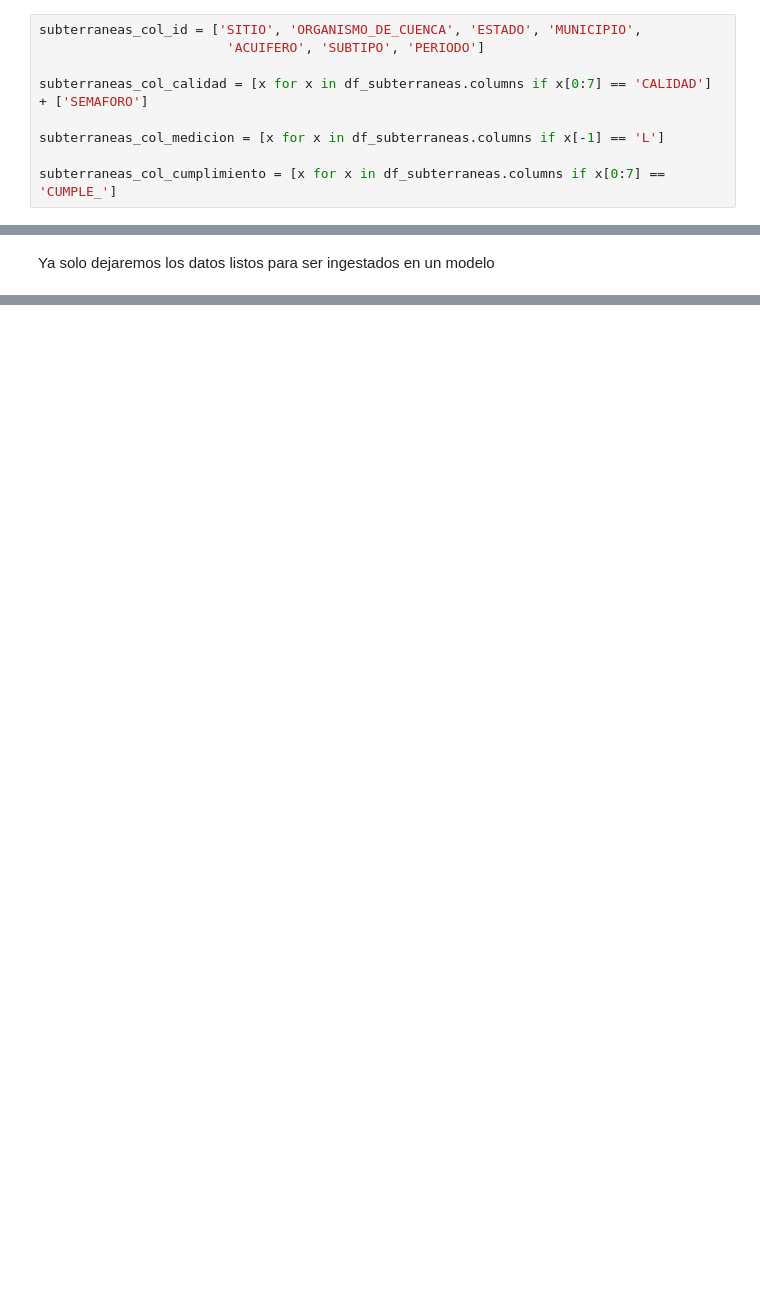
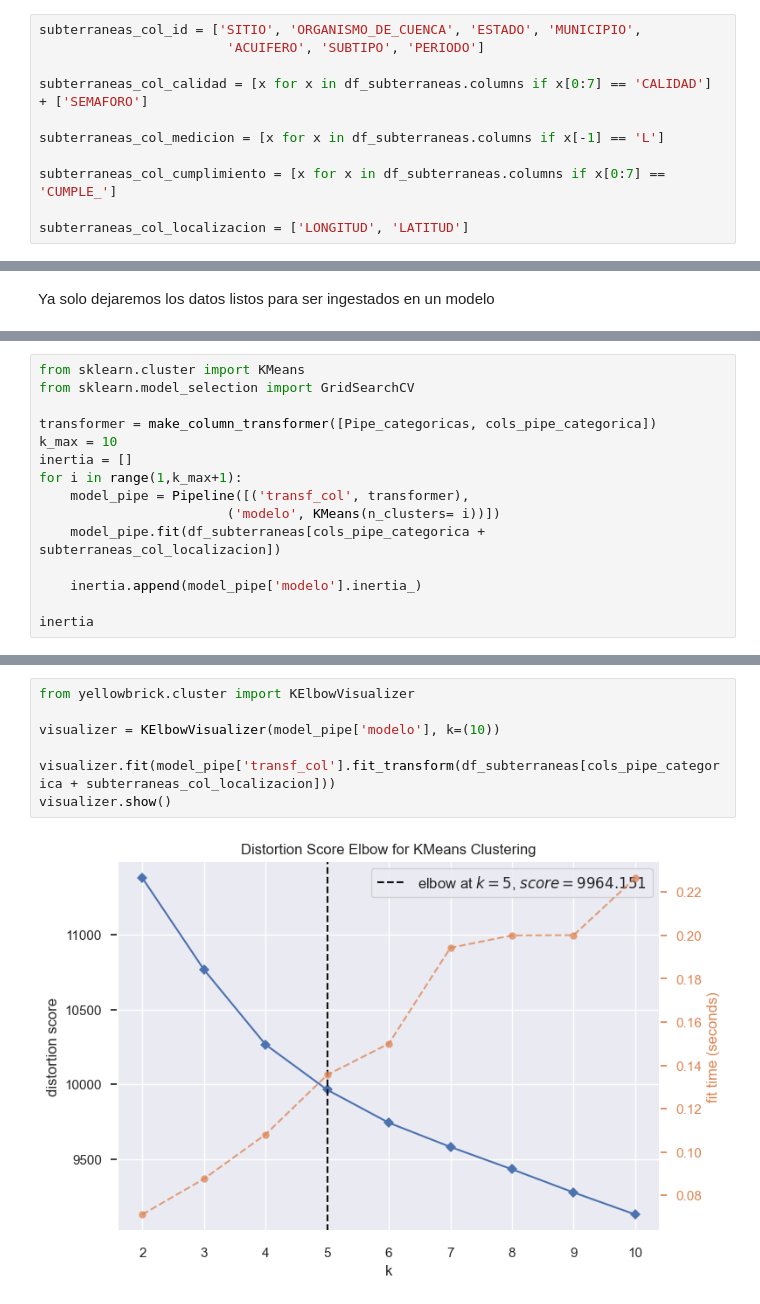
Before and after one commit to PosgradoMNA/actividades-del-projecto-los_k-means, a Jupyter notebook: Entrega1.ipynb, the cells around one changed output, grey strips where cells are left out. Cells and saved outputs as stored; diff of their text form; blank space fills up the shorter version.

```diff
--- a/Entrega1.ipynb
+++ b/Entrega1.ipynb
@@ -165,6 +163,8 @@ subterraneas_col_calidad = [x for x in df_subterraneas.columns if x[0:7] == 'CAL
 subterraneas_col_medicion = [x for x in df_subterraneas.columns if x[-1] == 'L']
 
 subterraneas_col_cumplimiento = [x for x in df_subterraneas.columns if x[0:7] == 'CUMPLE_']
+
+subterraneas_col_localizacion = ['LONGITUD', 'LATITUD']
 # %% [markdown]
 Porcentaje de nulos por cada columna
 # %%
@@ -413,0 +402,15 @@ grid_knn = GridSearchCV(estimator= KNeighborsClassifier(n_jobs=-1),
+# %%
+from sklearn.cluster import KMeans
+from sklearn.model_selection import GridSearchCV
+
+transformer = make_column_transformer([Pipe_categoricas, cols_pipe_categorica])
+k_max = 10
+inertia = []
+for i in range(1,k_max+1):
+    model_pipe = Pipeline([('transf_col', transformer),
+                        ('modelo', KMeans(n_clusters= i))])
+    model_pipe.fit(df_subterraneas[cols_pipe_categorica + subterraneas_col_localizacion])
+
+    inertia.append(model_pipe['modelo'].inertia_)
+
+inertia
@@ -413,0 +428,9 @@ grid_knn = GridSearchCV(estimator= KNeighborsClassifier(n_jobs=-1),
+# %%
+from yellowbrick.cluster import KElbowVisualizer
+
+visualizer = KElbowVisualizer(model_pipe['modelo'], k=(10))
+
+visualizer.fit(model_pipe['transf_col'].fit_transform(df_subterraneas[cols_pipe_categorica + subterraneas_col_localizacion]))
+visualizer.show()
+# %% [output]
+[figure, added]
```
Also changed, not shown: parts of 34 cells of this notebook.
